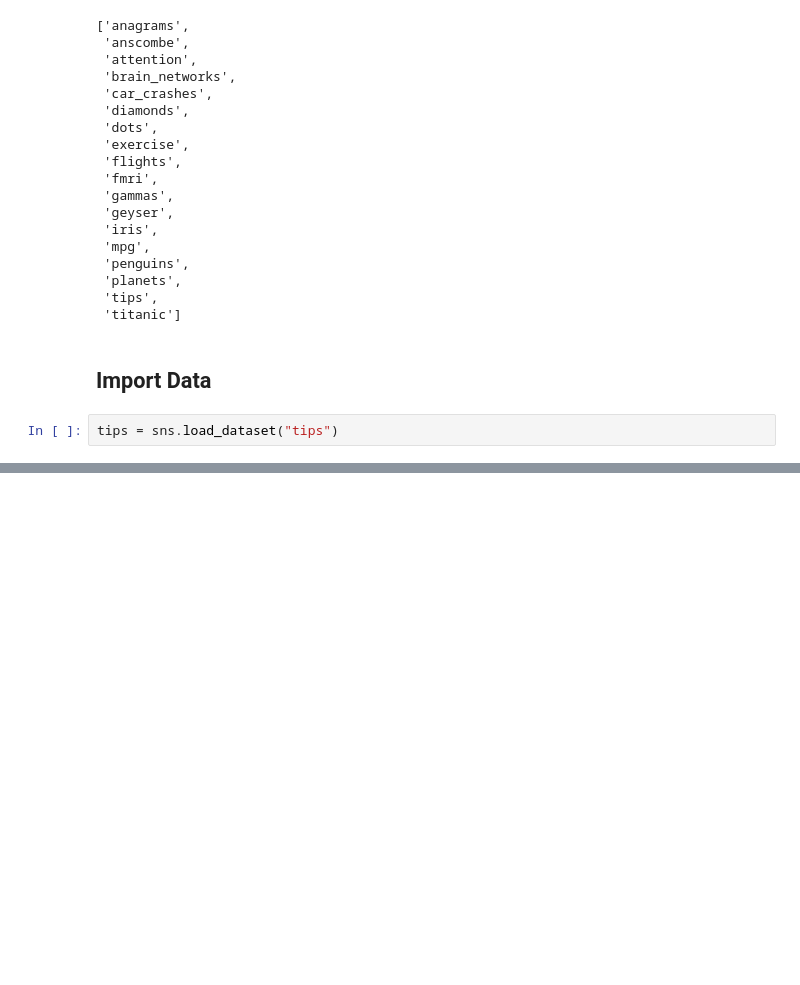
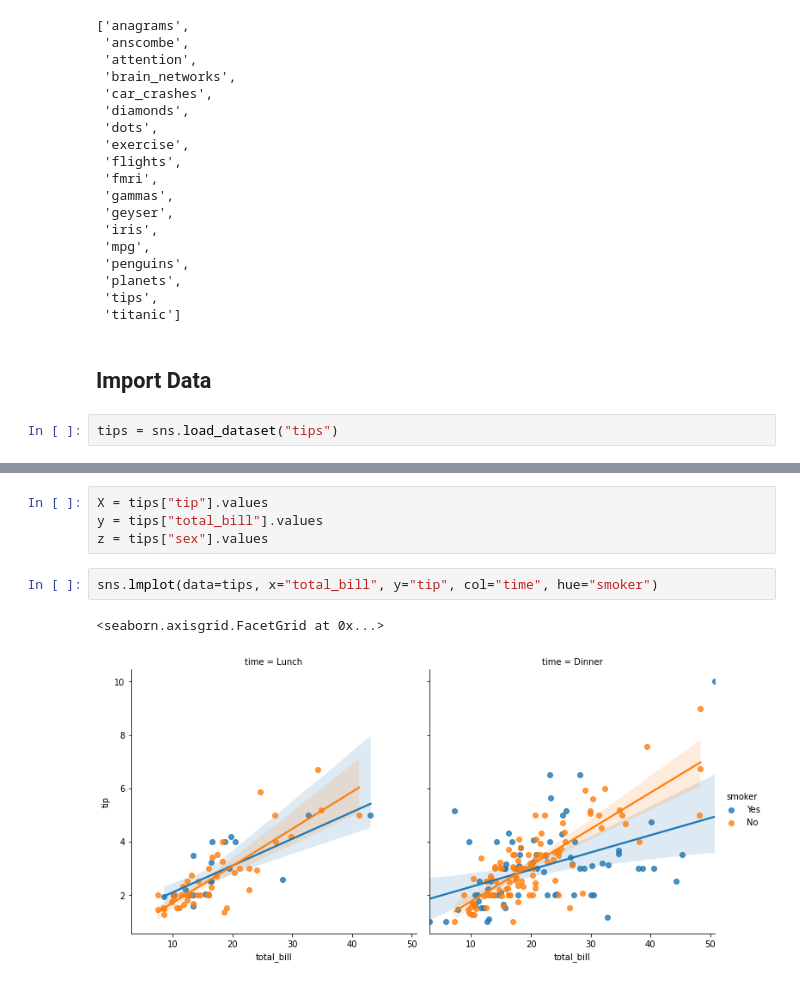
Before and after one commit to danieldills/data-visualization, a Jupyter notebook: viz-a.ipynb, the cells around one changed output, grey strips where cells are left out. Saved outputs shown, nothing was run; the diff lists cells and outputs as text; blank space fills up the shorter version.

Commit message:
completed graphs for viz-a and b

```diff
--- a/viz-a.ipynb
+++ b/viz-a.ipynb
@@ -53,0 +55,9 @@ tips
+# %%
+X = tips["tip"].values
+y = tips["total_bill"].values
+z = tips["sex"].values
+# %%
+sns.lmplot(data=tips, x="total_bill", y="tip", col="time", hue="smoker")
+# %% [output]
+<seaborn.axisgrid.FacetGrid at 0x...>
+[figure, added]
```
Also changed, not shown: parts of 6 cells of this notebook, 1 other file.
